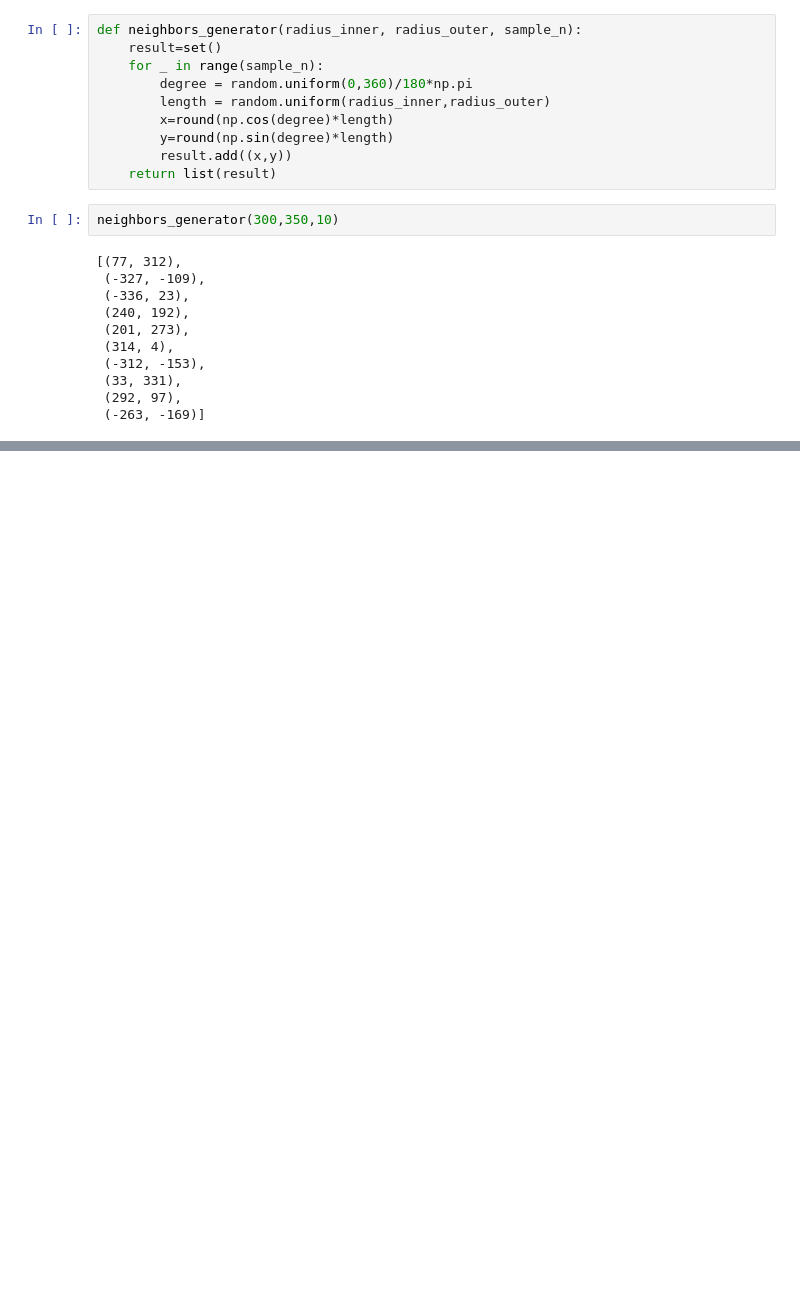
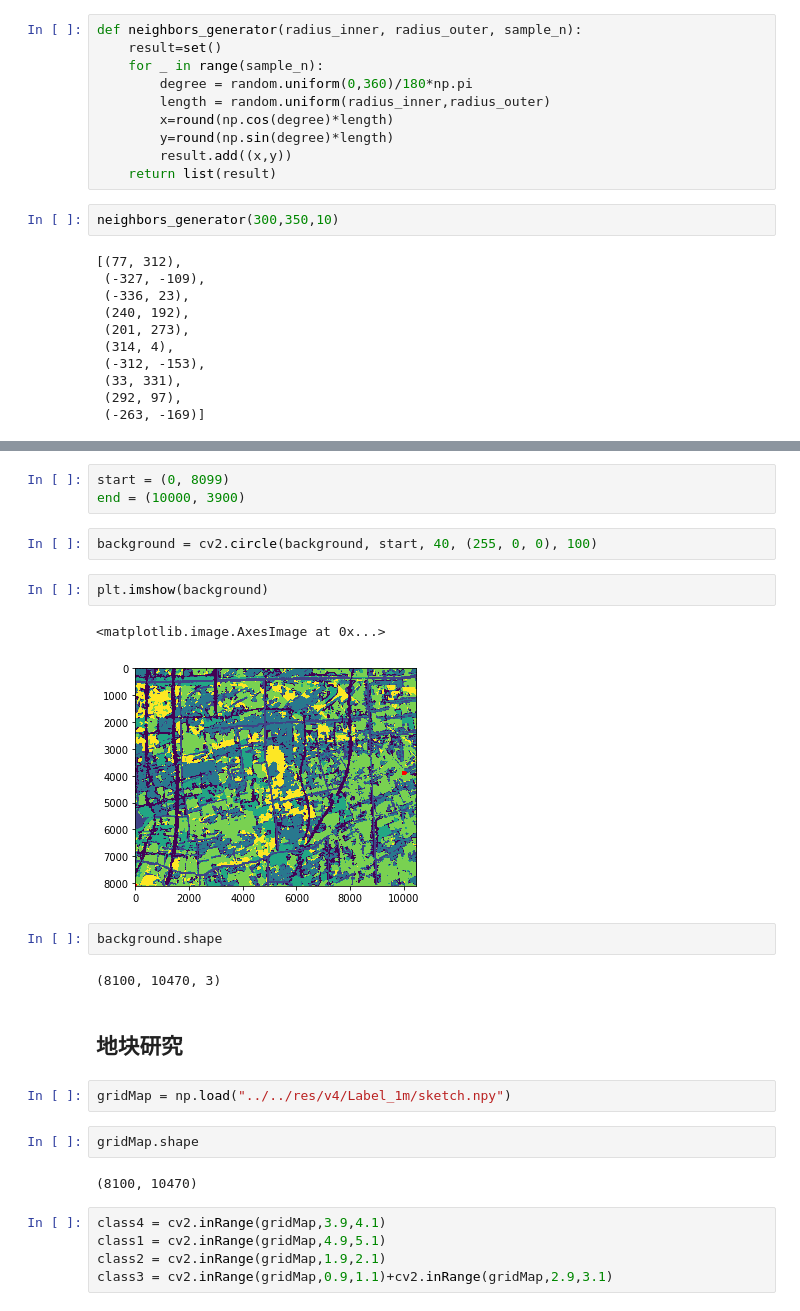
Before and after one commit to qqaazxddrr/dian_wang, a Jupyter notebook: src/test.ipynb, the cells around one changed output, grey strips where cells are left out. Cells and saved outputs as stored; diff of their text form; blank space fills up the shorter version.

```diff
--- a/src/test.ipynb
+++ b/src/test.ipynb
@@ -235,0 +267,27 @@ neighbors_generator(300,350,10)
+# %%
+start = (0, 8099)
+end = (10000, 3900)
+# %%
+background = cv2.circle(background, start, 40, (255, 0, 0), 100)
+# %%
+plt.imshow(background)
+# %% [output]
+<matplotlib.image.AxesImage at 0x...>
+[figure, added]
+# %%
+background.shape
+# %% [output]
+(8100, 10470, 3)
+# %% [markdown]
+## 地块研究
+# %%
+gridMap = np.load("../../res/v4/Label_1m/sketch.npy")
+# %%
+gridMap.shape
+# %% [output]
+(8100, 10470)
+# %%
+class4 = cv2.inRange(gridMap,3.9,4.1)
+class1 = cv2.inRange(gridMap,4.9,5.1)
+class2 = cv2.inRange(gridMap,1.9,2.1)
+class3 = cv2.inRange(gridMap,0.9,1.1)+cv2.inRange(gridMap,2.9,3.1)
```
Also changed, not shown: parts of 17 cells of this notebook, 3 other files.
